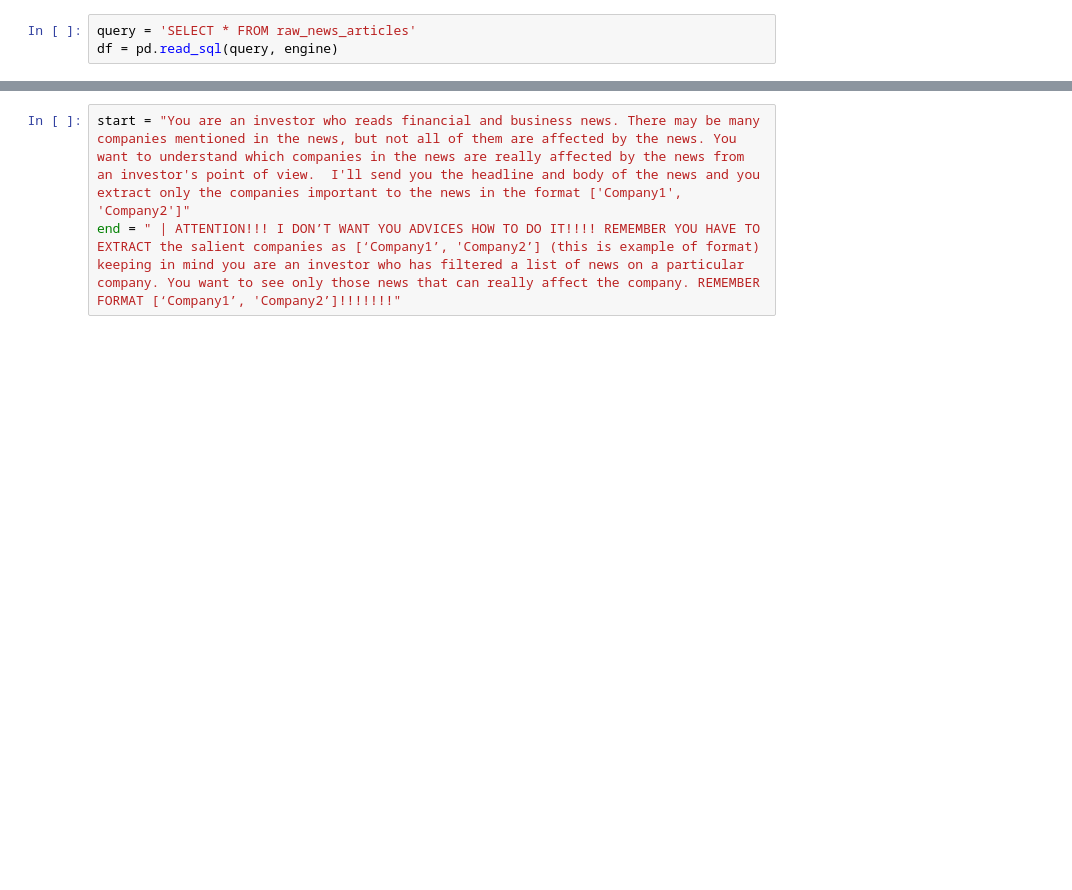
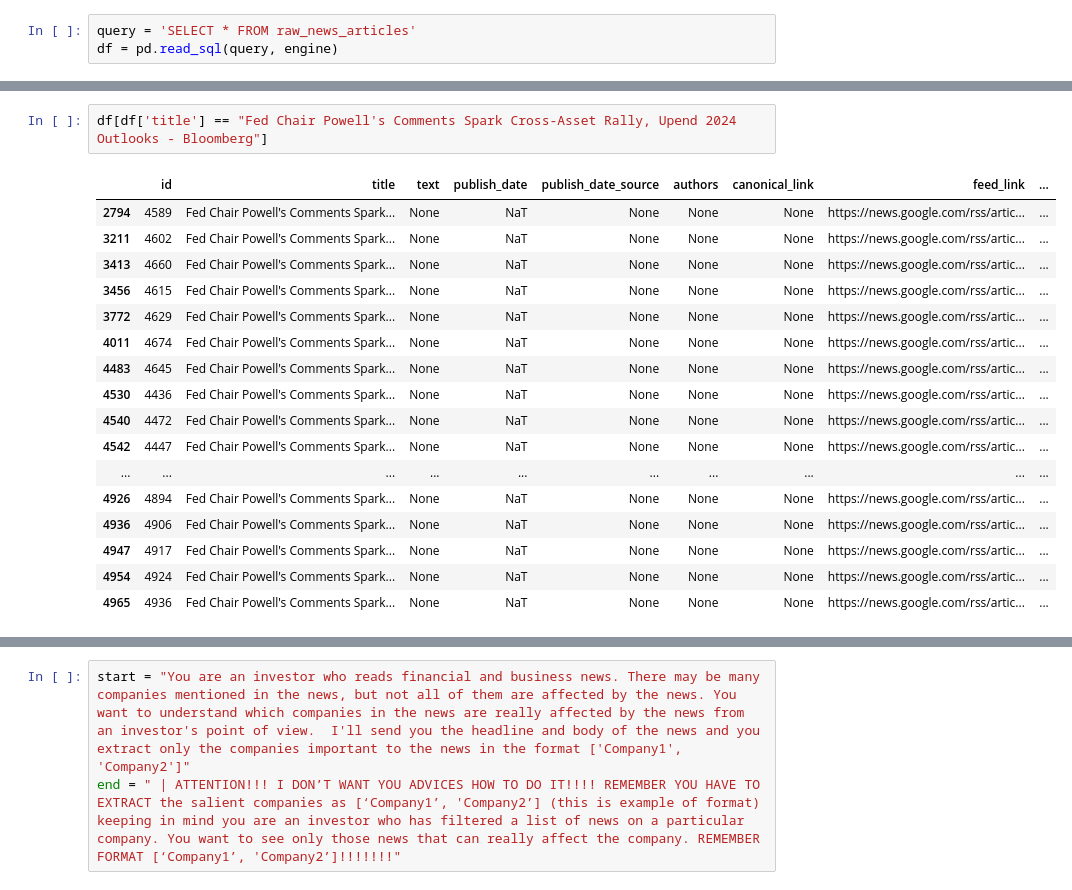
Before and after one commit to someoneorlov/styx, a Jupyter notebook: notebooks/5.0-check-REL-OOT-test.ipynb, the cells around one changed output, grey strips where cells are left out. Drawn from its saved outputs; the diff is of its cells as text; blank space fills up the shorter version.

```diff
--- a/notebooks/5.0-check-REL-OOT-test.ipynb
+++ b/notebooks/5.0-check-REL-OOT-test.ipynb
@@ -123,0 +225,20 @@ memory usage: 426.1+ KB
+# %%
+df[df['title'] == "Fed Chair Powell's Comments Spark Cross-Asset Rally, Upend 2024 Outlooks - Bloomberg"]
+# %% [output]
+|  | id | title | text | publish_date | publish_date_source | authors | canonical_link | feed_link | ... |
+| 2794 | 4589 | Fed Chair Powell's Comments Spark... | None | NaT | None | None | None | https://news.google.com/rss/artic... | ... |
+| 3211 | 4602 | Fed Chair Powell's Comments Spark... | None | NaT | None | None | None | https://news.google.com/rss/artic... | ... |
+| 3413 | 4660 | Fed Chair Powell's Comments Spark... | None | NaT | None | None | None | https://news.google.com/rss/artic... | ... |
+| 3456 | 4615 | Fed Chair Powell's Comments Spark... | None | NaT | None | None | None | https://news.google.com/rss/artic... | ... |
+| 3772 | 4629 | Fed Chair Powell's Comments Spark... | None | NaT | None | None | None | https://news.google.com/rss/artic... | ... |
+| 4011 | 4674 | Fed Chair Powell's Comments Spark... | None | NaT | None | None | None | https://news.google.com/rss/artic... | ... |
+| 4483 | 4645 | Fed Chair Powell's Comments Spark... | None | NaT | None | None | None | https://news.google.com/rss/artic... | ... |
+| 4530 | 4436 | Fed Chair Powell's Comments Spark... | None | NaT | None | None | None | https://news.google.com/rss/artic... | ... |
+| 4540 | 4472 | Fed Chair Powell's Comments Spark... | None | NaT | None | None | None | https://news.google.com/rss/artic... | ... |
+| 4542 | 4447 | Fed Chair Powell's Comments Spark... | None | NaT | None | None | None | https://news.google.com/rss/artic... | ... |
+| ... | ... | ... | ... | ... | ... | ... | ... | ... | ... |
+| 4926 | 4894 | Fed Chair Powell's Comments Spark... | None | NaT | None | None | None | https://news.google.com/rss/artic... | ... |
+| 4936 | 4906 | Fed Chair Powell's Comments Spark... | None | NaT | None | None | None | https://news.google.com/rss/artic... | ... |
+| 4947 | 4917 | Fed Chair Powell's Comments Spark... | None | NaT | None | None | None | https://news.google.com/rss/artic... | ... |
+| 4954 | 4924 | Fed Chair Powell's Comments Spark... | None | NaT | None | None | None | https://news.google.com/rss/artic... | ... |
+| 4965 | 4936 | Fed Chair Powell's Comments Spark... | None | NaT | None | None | None | https://news.google.com/rss/artic... | ... |
```
Also changed, not shown: parts of 15 cells of this notebook, 4 other files.
